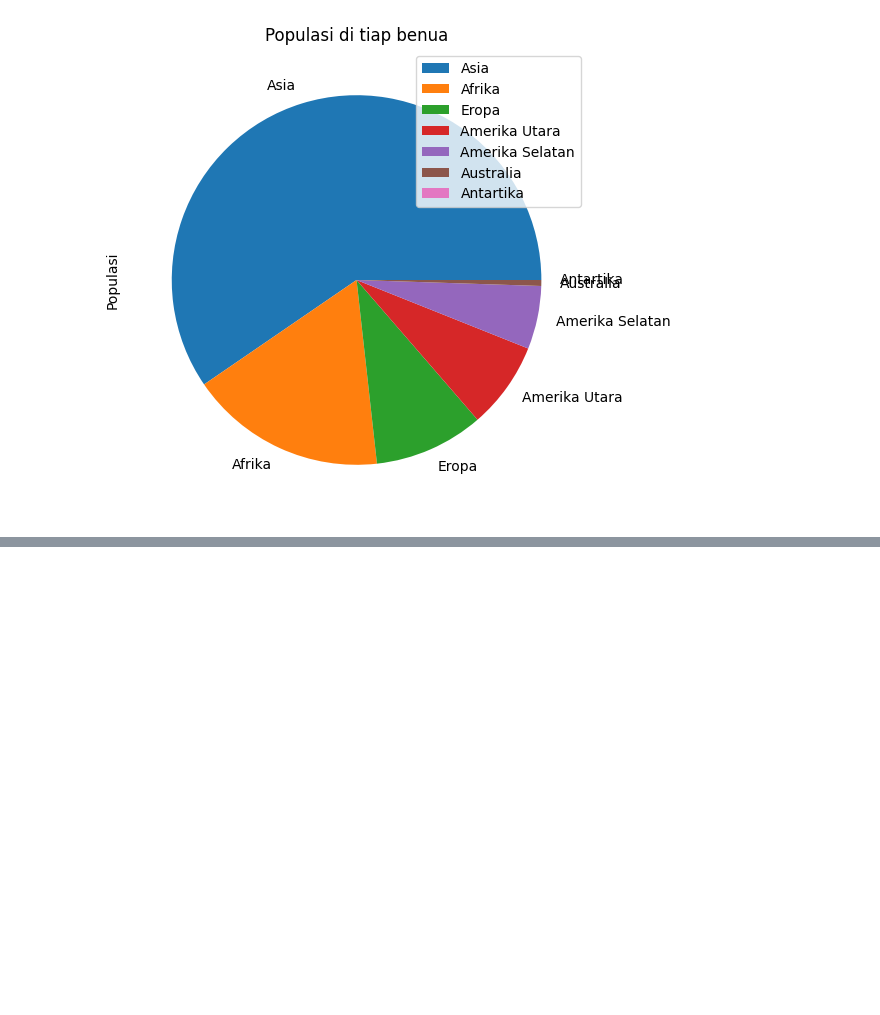
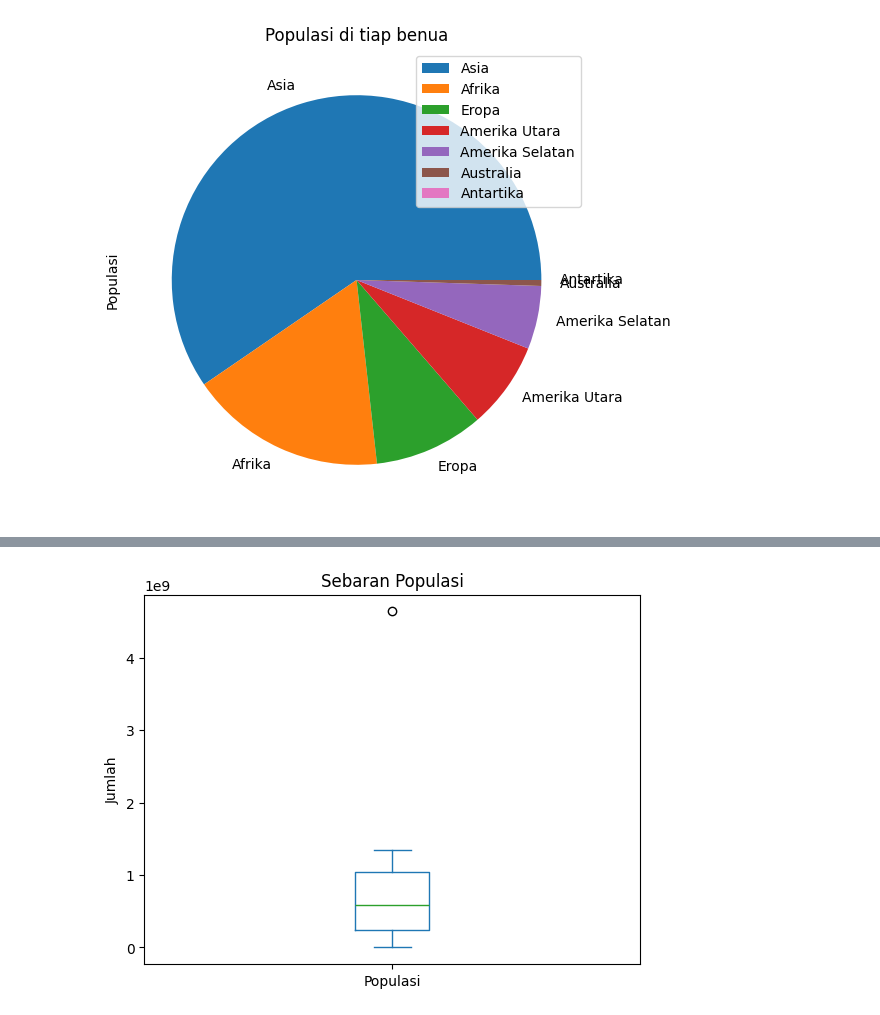
Before and after one commit to LatiefDataVisionary/matplotlib-with-indonesia-belajar, a Jupyter notebook: Matplotlib_21_|_Pandas_Data_Frame_dan_Matplotlib_|_Part_2.ipynb, the cells around one changed output, grey strips where cells are left out. Drawn from its saved outputs; the diff is of its cells as text; code cells hidden in the pictures; blank space fills up the shorter version.

```diff
--- a/Matplotlib_21_|_Pandas_Data_Frame_dan_Matplotlib_|_Part_2.ipynb
+++ b/Matplotlib_21_|_Pandas_Data_Frame_dan_Matplotlib_|_Part_2.ipynb
@@ -179,0 +184,8 @@ plt.show()
+# %%
+data = {
+    'Benua': ['Asia', 'Afrika', 'Eropa', 'Amerika Utara', 'Amerika Selatan', 'Australia', 'Antartika'],
+    'Populasi': [4641054775, 1340598147, 747636026, 592072212, 430759766, 40269482, 1000]
+}
+
+df = pd.DataFrame(data)
+df
@@ -179,0 +201,6 @@ plt.show()
+# %%
+df['Populasi'].plot(kind='box', title='Sebaran Populasi', ylabel='Jumlah')
+
+plt.show()
+# %% [output]
+[figure, added]
```
Also changed, not shown: parts of 2 cells of this notebook.
